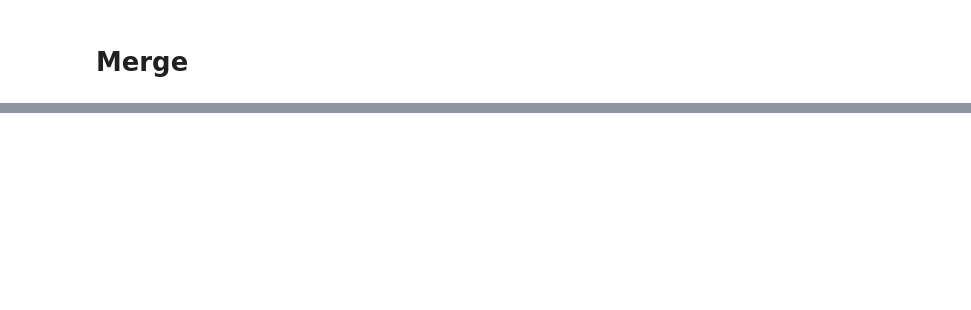
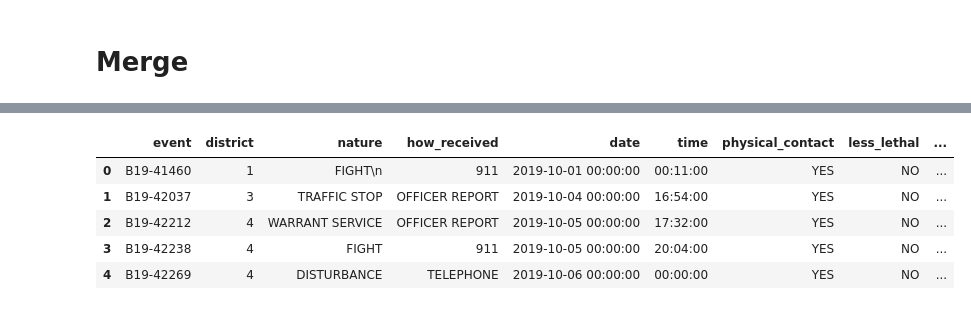
Before and after one commit to BloomTech-Labs/human-rights-first-ds-d, a Jupyter notebook: notebooks/labs_27/0.1-JM-data-wrangling.ipynb, the cells around one changed output, grey strips where cells are left out. Drawn from its saved outputs; the diff is of its cells as text; code cells hidden in the pictures; blank space fills up the shorter version.

```diff
--- a/notebooks/labs_27/0.1-JM-data-wrangling.ipynb
+++ b/notebooks/labs_27/0.1-JM-data-wrangling.ipynb
@@ -667,0 +856,11 @@ df.to_csv(cwd + 'police_initiate_copy.csv')
+# %%
+bloomington = read(data_path / 'Bloomington_copy.csv')
+# %%
+bloomington.head()
+# %% [output]
+|  | event | district | nature | how_received | date | time | physical_contact | less_lethal | ... |
+| 0 | B19-41460 | 1 | FIGHT\n | 911 | 2019-10-01 00:00:00 | 00:11:00 | YES | NO | ... |
+| 1 | B19-42037 | 3 | TRAFFIC STOP | OFFICER REPORT | 2019-10-04 00:00:00 | 16:54:00 | YES | NO | ... |
+| 2 | B19-42212 | 4 | WARRANT SERVICE | OFFICER REPORT | 2019-10-05 00:00:00 | 17:32:00 | YES | NO | ... |
+| 3 | B19-42238 | 4 | FIGHT | 911 | 2019-10-05 00:00:00 | 20:04:00 | YES | NO | ... |
+| 4 | B19-42269 | 4 | DISTURBANCE | TELEPHONE | 2019-10-06 00:00:00 | 00:00:00 | YES | NO | ... |
```
Also changed, not shown: parts of 37 cells of this notebook, 35 other files.
